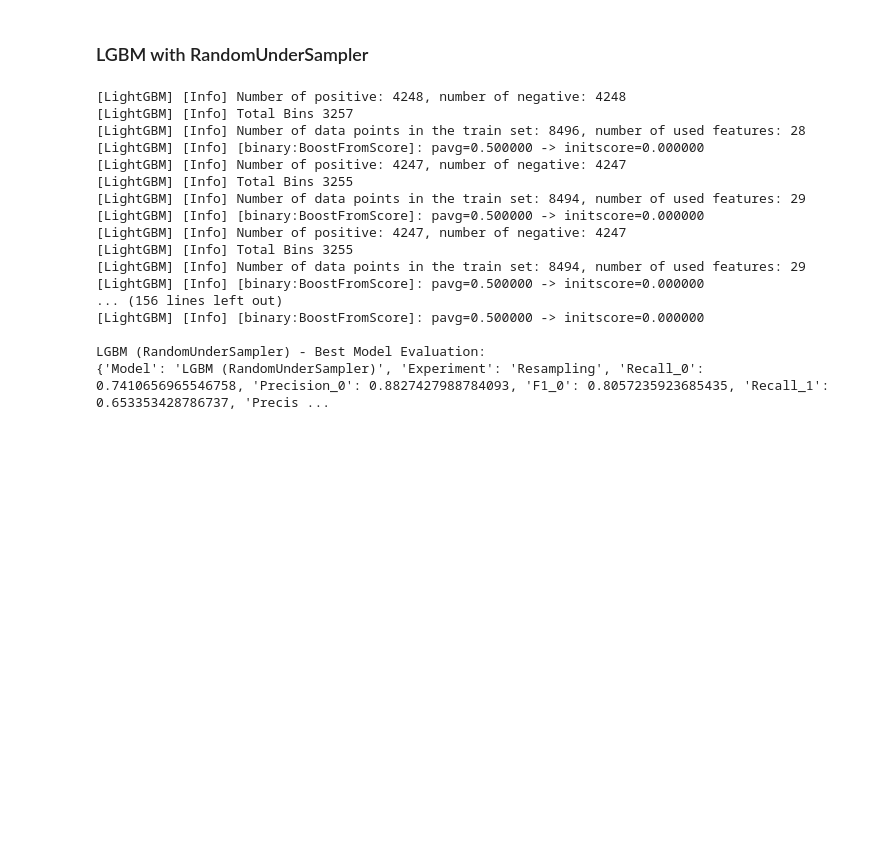
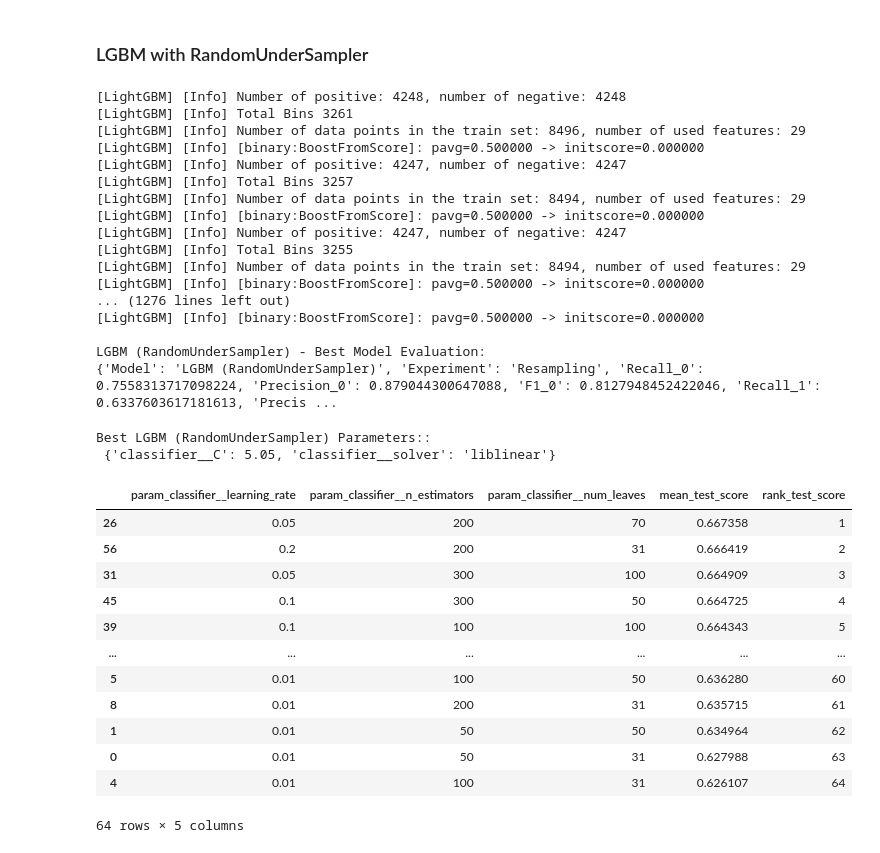
Before and after one commit to micah-shull/Machine_Learning_Pipelines, a Jupyter notebook: pipelines_16_ensemble_042_class_1_recall.ipynb, the cells around one changed output. Cells and saved outputs as stored; diff of their text form; code cells hidden in the pictures; blank space fills up the shorter version.

```diff
--- a/pipelines_16_ensemble_042_class_1_recall.ipynb
+++ b/pipelines_16_ensemble_042_class_1_recall.ipynb
@@ -486,9 +436,9 @@ from imblearn.under_sampling import RandomUnderSampler
 
 # Define the hyperparameter grid
 param_grid_lgbm = {
-    'classifier__num_leaves': [31, 50],
-    'classifier__learning_rate': [0.01, 0.1],
-    'classifier__n_estimators': [100, 200]
+    'classifier__learning_rate': [0.01, 0.05, 0.1, 0.2],
+    'classifier__n_estimators': [50, 100, 200, 300],
+    'classifier__num_leaves': [31, 50, 70, 100]
 }
 
 # LGBM with RandomUnderSampler
@@ -521,19 +471,19 @@ with open('/content/evaluation_results_lgbm_rus.json', 'w') as f:
     json.dump(evaluation_results_lgbm_rus, f, indent=4)
 # %% [output]
 [LightGBM] [Info] Number of positive: 4248, number of negative: 4248
-[LightGBM] [Info] Total Bins 3257
-[LightGBM] [Info] Number of data points in the train set: 8496, number of used features: 28
+[LightGBM] [Info] Total Bins 3261
+[LightGBM] [Info] Number of data points in the train set: 8496, number of used features: 29
 [LightGBM] [Info] [binary:BoostFromScore]: pavg=0.500000 -> initscore=0.000000
 [LightGBM] [Info] Number of positive: 4247, number of negative: 4247
-[LightGBM] [Info] Total Bins 3255
+[LightGBM] [Info] Total Bins 3257
 [LightGBM] [Info] Number of data points in the train set: 8494, number of used features: 29
 [LightGBM] [Info] [binary:BoostFromScore]: pavg=0.500000 -> initscore=0.000000
 [LightGBM] [Info] Number of positive: 4247, number of negative: 4247
 [LightGBM] [Info] Total Bins 3255
 [LightGBM] [Info] Number of data points in the train set: 8494, number of used features: 29
 [LightGBM] [Info] [binary:BoostFromScore]: pavg=0.500000 -> initscore=0.000000
-... (156 lines left out)
+... (1276 lines left out)
 [LightGBM] [Info] [binary:BoostFromScore]: pavg=0.500000 -> initscore=0.000000
 
 LGBM (RandomUnderSampler) - Best Model Evaluation:
-{'Model': 'LGBM (RandomUnderSampler)', 'Experiment': 'Resampling', 'Recall_0': 0.7410656965546758, 'Precision_0': 0.8827427988784093, 'F1_0': 0.8057235923685435, 'Recall_1': 0.653353428786737, 'Precis ...
+{'Model': 'LGBM (RandomUnderSampler)', 'Experiment': 'Resampling', 'Recall_0': 0.7558313717098224, 'Precision_0': 0.879044300647088, 'F1_0': 0.8127948452422046, 'Recall_1': 0.6337603617181613, 'Precis ...
@@ -688,0 +490,32 @@ print("Best parameters and model evaluations saved successfully.")
+# %%
+import matplotlib.pyplot as plt
+import seaborn as sns
+import pandas as pd
+
+cols = ['param_classifier__learning_rate', 'param_classifier__n_estimators',
+       'param_classifier__num_leaves', 'mean_test_score', 'rank_test_score']
+
+# Extract the results from GridSearchCV
+results_lgbm = grid_lgbm_rus.cv_results_
+# Create a DataFrame with the results
+results_df_lgbm = pd.DataFrame(results_lgbm)
+
+print("Best LGBM (RandomUnderSampler) Parameters::\n", grid_lr_smote.best_params_)
+
+results_df_lgbm[cols].sort_values(by='rank_test_score')
+# %% [output]
+Best LGBM (RandomUnderSampler) Parameters::
+ {'classifier__C': 5.05, 'classifier__solver': 'liblinear'}
+|  | param_classifier__learning_rate | param_classifier__n_estimators | param_classifier__num_leaves | mean_test_score | rank_test_score |
+| 26 | 0.05 | 200 | 70 | 0.667358 | 1 |
+| 56 | 0.2 | 200 | 31 | 0.666419 | 2 |
+| 31 | 0.05 | 300 | 100 | 0.664909 | 3 |
+| 45 | 0.1 | 300 | 50 | 0.664725 | 4 |
+| 39 | 0.1 | 100 | 100 | 0.664343 | 5 |
+| ... | ... | ... | ... | ... | ... |
+| 5 | 0.01 | 100 | 50 | 0.636280 | 60 |
+| 8 | 0.01 | 200 | 31 | 0.635715 | 61 |
+| 1 | 0.01 | 50 | 50 | 0.634964 | 62 |
+| 0 | 0.01 | 50 | 31 | 0.627988 | 63 |
+| 4 | 0.01 | 100 | 31 | 0.626107 | 64 |
+64 rows × 5 columns
```
Also changed, not shown: parts of 14 cells of this notebook.
